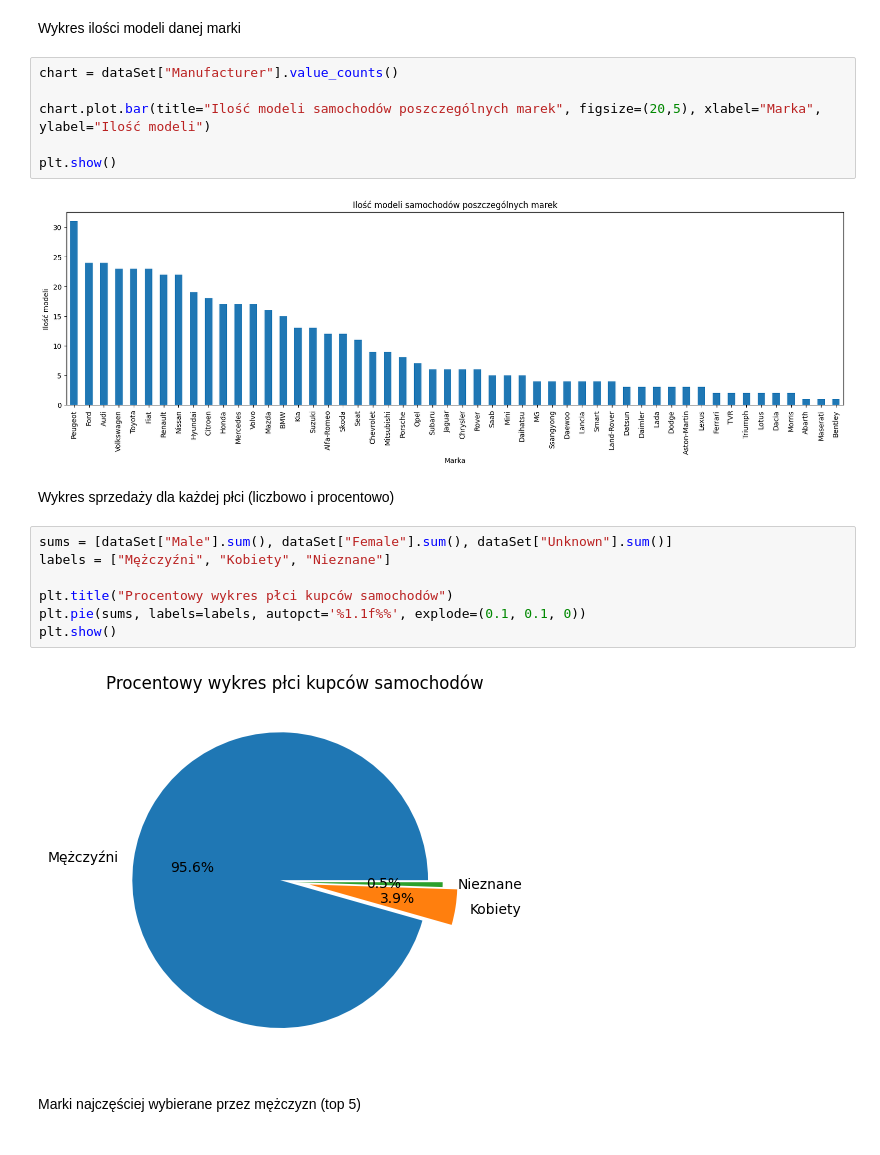
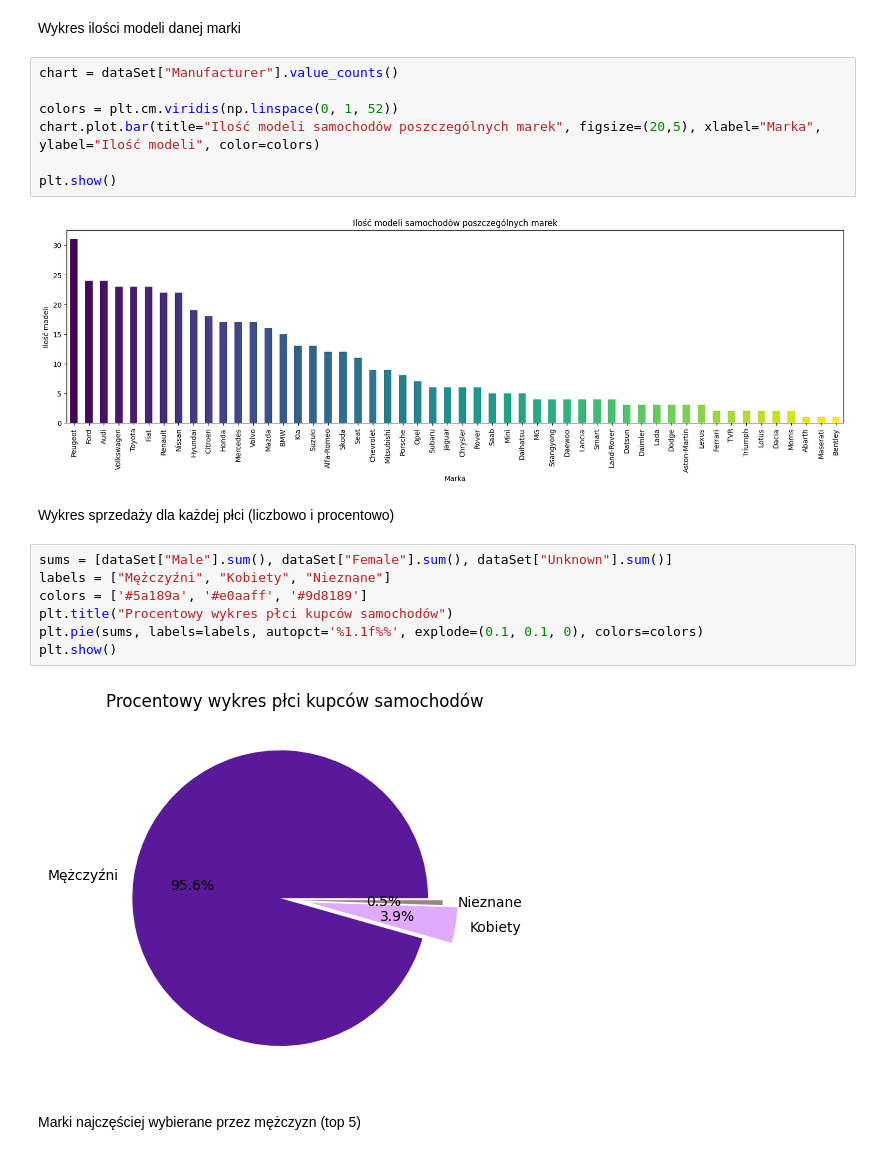
Before and after one commit to dyzioq/data-analysis-project, a Jupyter notebook: notebook.ipynb, the cells around one changed output. Drawn from its saved outputs; the diff is of its cells as text.

```diff
--- a/notebook.ipynb
+++ b/notebook.ipynb
@@ -204,22 +205,23 @@ Wykres ilości modeli danej marki
 # %%
 chart = dataSet["Manufacturer"].value_counts()
 
-chart.plot.bar(title="Ilość modeli samochodów poszczególnych marek", figsize=(20,5), xlabel="Marka", ylabel="Ilość modeli")
+colors = plt.cm.viridis(np.linspace(0, 1, 52))
+chart.plot.bar(title="Ilość modeli samochodów poszczególnych marek", figsize=(20,5), xlabel="Marka", ylabel="Ilość modeli", color=colors)
 
 plt.show()
 # %% [output]
-[figure, old version]
+[figure, new version]
 # %% [markdown]
 Wykres sprzedaży dla każdej płci (liczbowo i procentowo)
 # %%
 sums = [dataSet["Male"].sum(), dataSet["Female"].sum(), dataSet["Unknown"].sum()]
 labels = ["Mężczyźni", "Kobiety", "Nieznane"]
-
+colors = ['#5a189a', '#e0aaff', '#9d8189']
 plt.title("Procentowy wykres płci kupców samochodów")
-plt.pie(sums, labels=labels, autopct='%1.1f%%', explode=(0.1, 0.1, 0))
+plt.pie(sums, labels=labels, autopct='%1.1f%%', explode=(0.1, 0.1, 0), colors=colors)
 plt.show()
 # %% [output]
-[figure, old version]
+[figure, new version]
 # %% [markdown]
 Marki najczęściej wybierane przez mężczyzn (top 5)
 # %%
```
Also changed, not shown: parts of 18 cells of this notebook.
